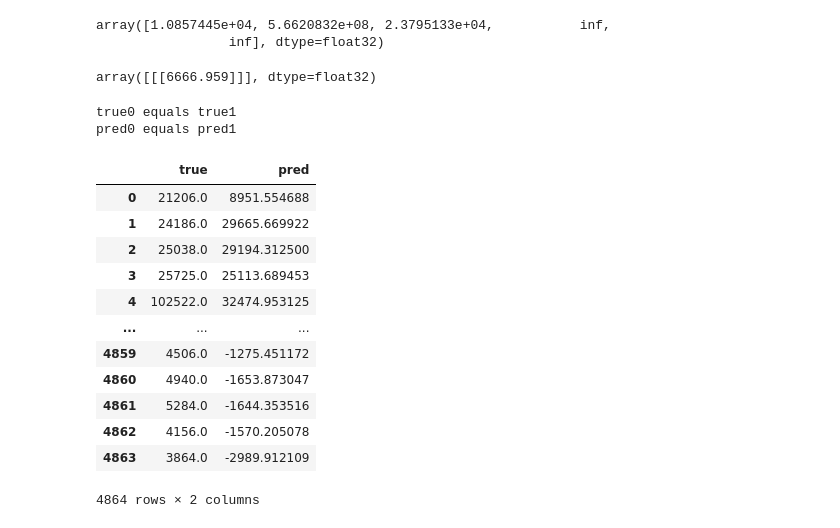
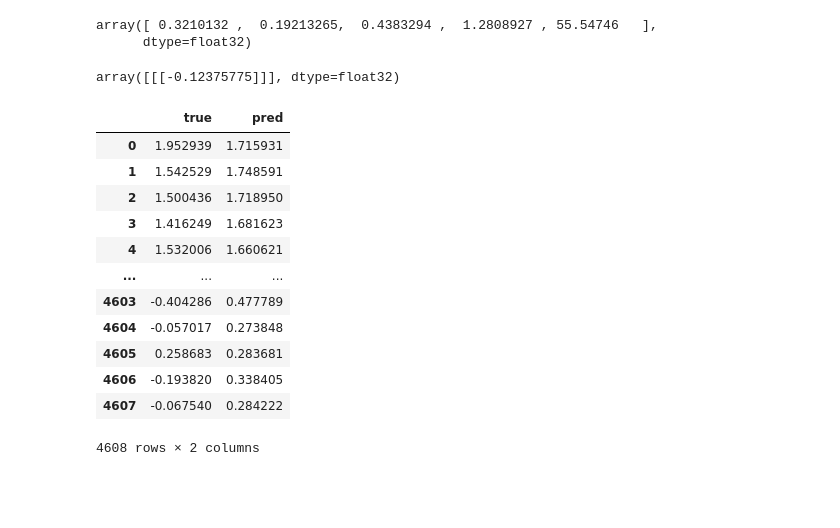
Before and after one commit to birkandenizer/Informer2020, a Jupyter notebook: plot.ipynb, the cells around one changed output. Saved outputs shown, nothing was run; the diff lists cells and outputs as text; code cells hidden in the pictures; blank space fills up the shorter version.

```diff
--- a/plot.ipynb
+++ b/plot.ipynb
@@ -5,52 +6,32 @@ import pandas as pd
 # %%
-file = '/home/bde/Git/Informer2020/results/informer_5G_ftMS_sl96_ll48_pl1_dm512_nh8_el2_dl1_df2048_atprob_fc5_ebtimeF_dtTrue_mxTrue_test_1/metrics.npy'
-
-metrics = np.load(file)
+metrics = np.load(f'/home/bde/Git/Informer2020/results/{DATA}/metrics.npy')
 metrics
 # %% [output]
-array([1.0857445e+04, 5.6620832e+08, 2.3795133e+04,           inf,
-                 inf], dtype=float32)
+array([ 0.3210132 ,  0.19213265,  0.4383294 ,  1.2808927 , 55.54746   ],
+      dtype=float32)
 # %%
-file = '/home/bde/Git/Informer2020/results/informer_5G_ftMS_sl96_ll48_pl1_dm512_nh8_el2_dl1_df2048_atprob_fc5_ebtimeF_dtTrue_mxTrue_test_1/real_prediction.npy'
-real_prediction = np.load(file)
+real_prediction = np.load(f'/home/bde/Git/Informer2020/results/{DATA}/real_prediction.npy')
 real_prediction
 # %% [output]
-array([[[6666.959]]], dtype=float32)
+array([[[-0.12375775]]], dtype=float32)
-# %%
-file = '/home/bde/Git/Informer2020/results/informer_5G_ftMS_sl96_ll48_pl1_dm512_nh8_el2_dl1_df2048_atprob_fc5_ebtimeF_dtTrue_mxTrue_test_0/true.npy'
-true0 = np.load(file)
-
-file = '/home/bde/Git/Informer2020/results/informer_5G_ftMS_sl96_ll48_pl1_dm512_nh8_el2_dl1_df2048_atprob_fc5_ebtimeF_dtTrue_mxTrue_test_0/pred.npy'
-pred0 = np.load(file)
-
-file = '/home/bde/Git/Informer2020/results/informer_5G_ftMS_sl96_ll48_pl1_dm512_nh8_el2_dl1_df2048_atprob_fc5_ebtimeF_dtTrue_mxTrue_test_1/true.npy'
-true1 = np.load(file)
-
-file = '/home/bde/Git/Informer2020/results/informer_5G_ftMS_sl96_ll48_pl1_dm512_nh8_el2_dl1_df2048_atprob_fc5_ebtimeF_dtTrue_mxTrue_test_1/pred.npy'
-pred1 = np.load(file)
-
-if true0.all() == true1.all():
-    print('true0 equals true1')
-
-if pred0.all() == pred1.all():
-    print('pred0 equals pred1')
-
-df = pd.DataFrame({'true': true0.flatten(), 'pred': pred0.flatten()})
-df
-# %% [output]
-true0 equals true1
-pred0 equals pred1
-|  | true | pred |
-| 0 | 21206.0 | 8951.554688 |
-| 1 | 24186.0 | 29665.669922 |
-| 2 | 25038.0 | 29194.312500 |
-| 3 | 25725.0 | 25113.689453 |
-| 4 | 102522.0 | 32474.953125 |
-| ... | ... | ... |
-| 4859 | 4506.0 | -1275.451172 |
-| 4860 | 4940.0 | -1653.873047 |
-| 4861 | 5284.0 | -1644.353516 |
-| 4862 | 4156.0 | -1570.205078 |
-| 4863 | 3864.0 | -2989.912109 |
-4864 rows × 2 columns
+# %%
+true = np.load(f'/home/bde/Git/Informer2020/results/{DATA}/true.npy')
+pred = np.load(f'/home/bde/Git/Informer2020/results/{DATA}/pred.npy')
+
+df = pd.DataFrame({'true': true.flatten(), 'pred': pred.flatten()})
+df
+# %% [output]
+|  | true | pred |
+| 0 | 1.952939 | 1.715931 |
+| 1 | 1.542529 | 1.748591 |
+| 2 | 1.500436 | 1.718950 |
+| 3 | 1.416249 | 1.681623 |
+| 4 | 1.532006 | 1.660621 |
+| ... | ... | ... |
+| 4603 | -0.404286 | 0.477789 |
+| 4604 | -0.057017 | 0.273848 |
+| 4605 | 0.258683 | 0.283681 |
+| 4606 | -0.193820 | 0.338405 |
+| 4607 | -0.067540 | 0.284222 |
+4608 rows × 2 columns
 # %%
```
Also changed, not shown: parts of 3 cells of this notebook, 5 other files.
